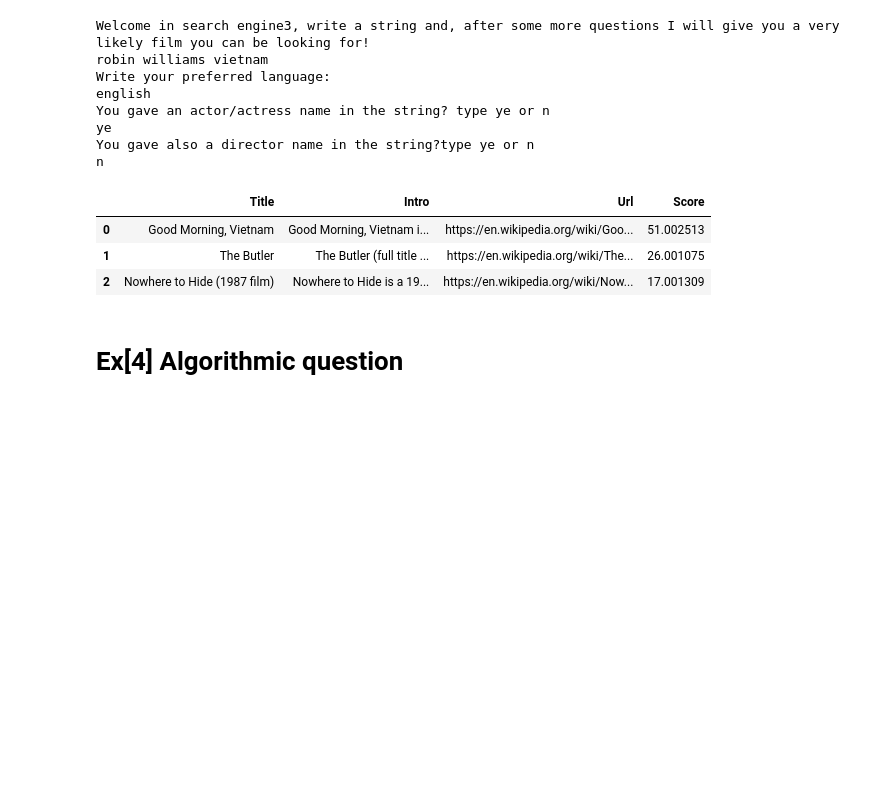
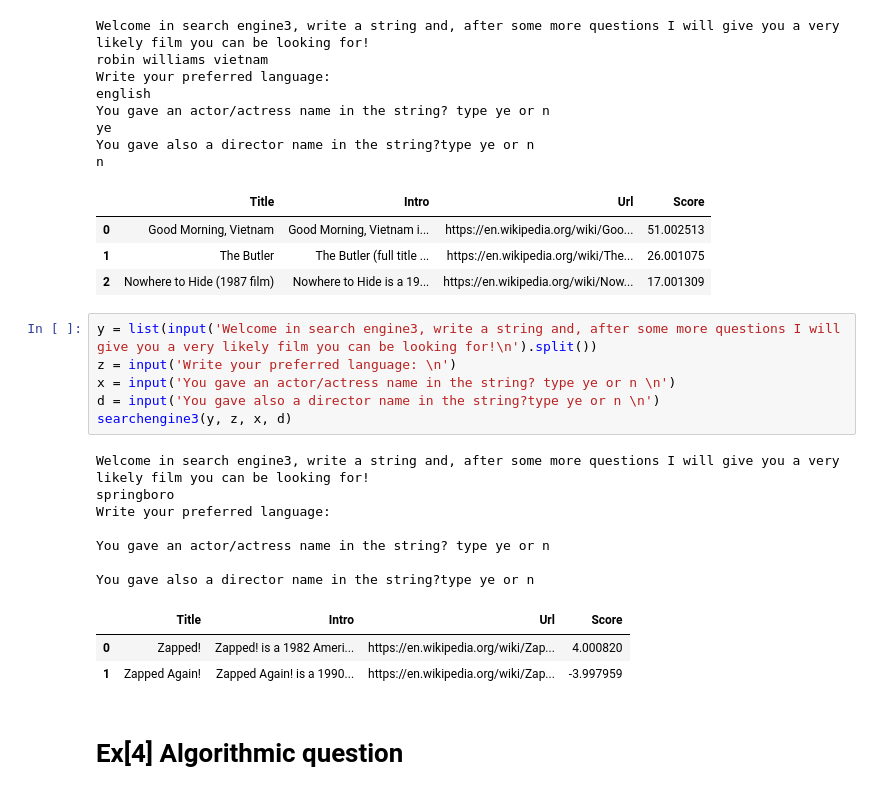
Before and after one commit to Debodeep94/ADM_HW3_Which_movie_to_watch, a Jupyter notebook: main.ipynb, the cells around one changed output. Cells and saved outputs as stored; diff of their text form; blank space fills up the shorter version.

```diff
--- a/main.ipynb
+++ b/main.ipynb
@@ -1248,6 +1242,23 @@ n
 | 0 | Good Morning, Vietnam | Good Morning, Vietnam i... | https://en.wikipedia.org/wiki/Goo... | 51.002513 |
 | 1 | The Butler | The Butler (full title ... | https://en.wikipedia.org/wiki/The... | 26.001075 |
 | 2 | Nowhere to Hide (1987 film) | Nowhere to Hide is a 19... | https://en.wikipedia.org/wiki/Now... | 17.001309 |
+# %%
+y = list(input('Welcome in search engine3, write a string and, after some more questions I will give you a very likely film you can be looking for!\n').split())
+z = input('Write your preferred language: \n')
+x = input('You gave an actor/actress name in the string? type ye or n \n')
+d = input('You gave also a director name in the string?type ye or n \n')
+searchengine3(y, z, x, d)
+# %% [output]
+Welcome in search engine3, write a string and, after some more questions I will give you a very likely film you can be looking for!
+springboro
+Write your preferred language:
+
+You gave an actor/actress name in the string? type ye or n
+
+You gave also a director name in the string?type ye or n
+|  | Title | Intro | Url | Score |
+| 0 | Zapped! | Zapped! is a 1982 Ameri... | https://en.wikipedia.org/wiki/Zap... | 4.000820 |
+| 1 | Zapped Again! | Zapped Again! is a 1990... | https://en.wikipedia.org/wiki/Zap... | -3.997959 |
 # %% [markdown]
 # Ex[4] Algorithmic question
 # %%
```
Also changed, not shown: parts of 3 cells of this notebook.
